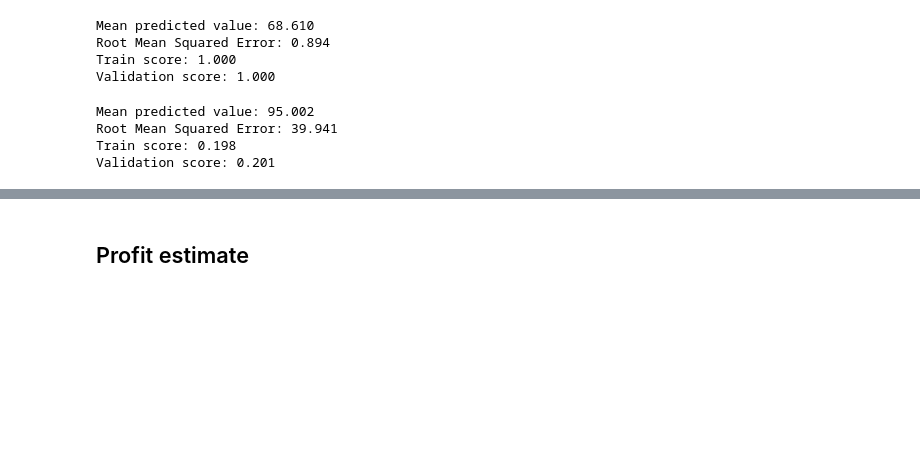
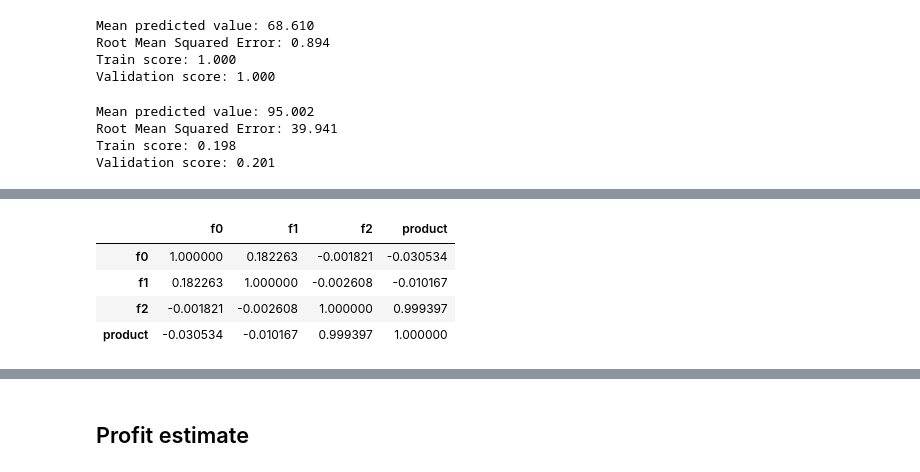
Before and after one commit to Vitoralvesraquel/oil-well-prediction, a Jupyter notebook: notebook.ipynb, the cells around one changed output, grey strips where cells are left out. Saved outputs shown, nothing was run; the diff lists cells and outputs as text; code cells hidden in the pictures; blank space fills up the shorter version.

```diff
--- a/notebook.ipynb
+++ b/notebook.ipynb
@@ -248,0 +262,8 @@ Model_1 has a much lower RMSE and much higher R².
+# %%
+df1.corr()
+# %% [output]
+|  | f0 | f1 | f2 | product |
+| f0 | 1.000000 | 0.182263 | -0.001821 | -0.030534 |
+| f1 | 0.182263 | 1.000000 | -0.002608 | -0.010167 |
+| f2 | -0.001821 | -0.002608 | 1.000000 | 0.999397 |
+| product | -0.030534 | -0.010167 | 0.999397 | 1.000000 |
```
Also changed, not shown: parts of 9 cells of this notebook.
